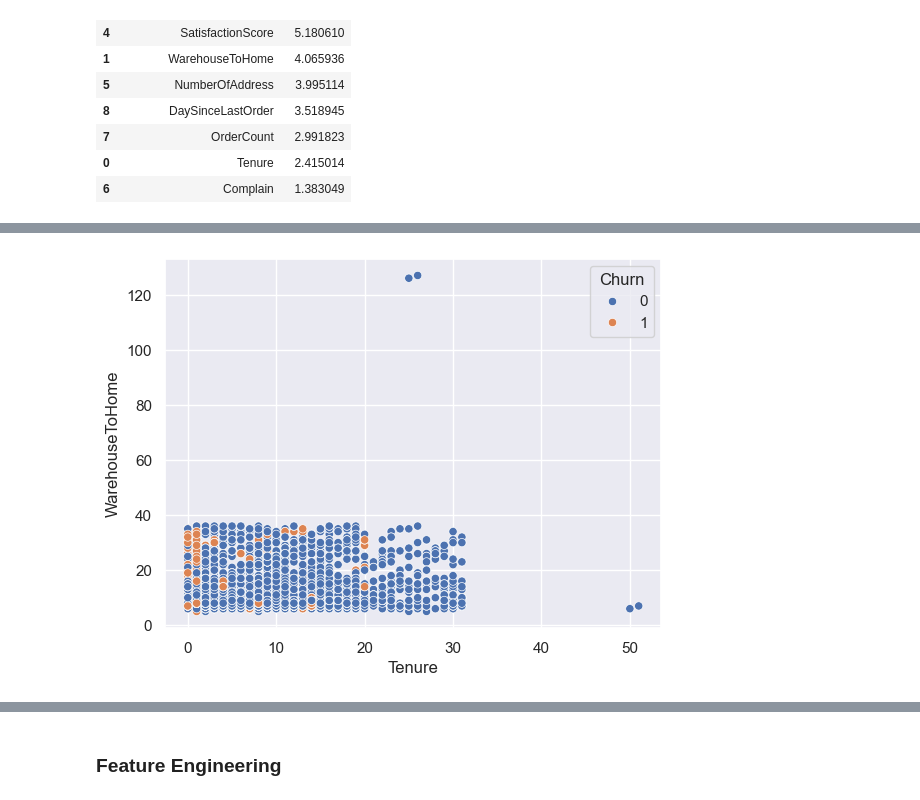
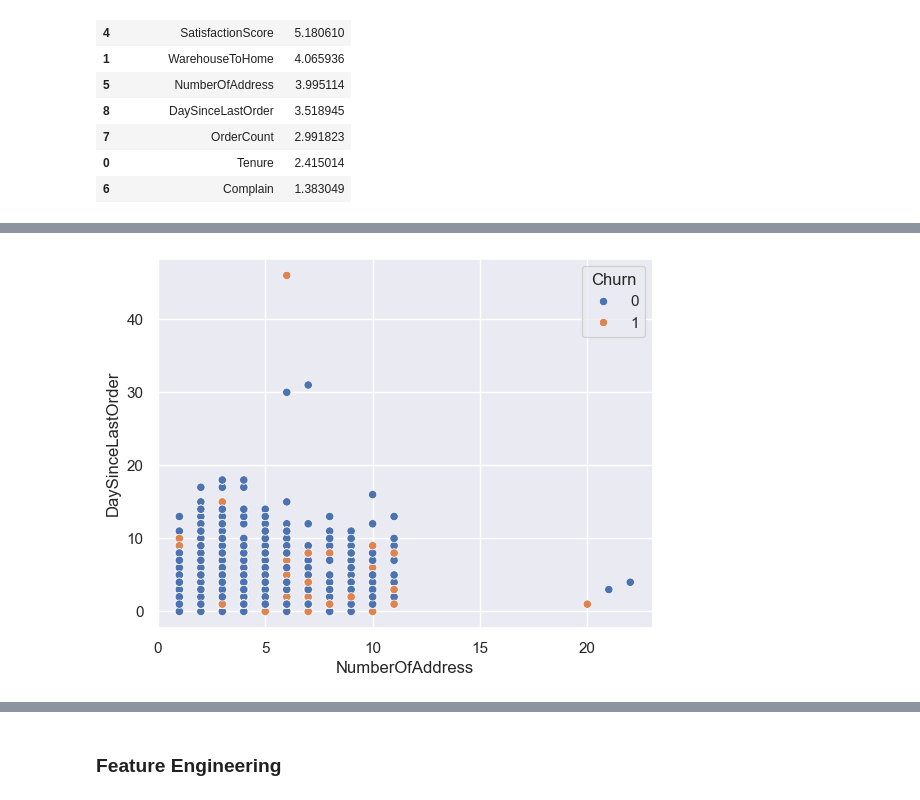
Before and after one commit to ethanhopkins101/DataScience-Projects, a Jupyter notebook: freelancing/e_commerce_customerchurn/ecom_customer_churn.ipynb, the cells around one changed output, grey strips where cells are left out. Saved outputs shown, nothing was run; the diff lists cells and outputs as text; code cells hidden in the pictures.

```diff
--- a/freelancing/e_commerce_customerchurn/ecom_customer_churn.ipynb
+++ b/freelancing/e_commerce_customerchurn/ecom_customer_churn.ipynb
@@ -369,7 +382,7 @@ df_clean1.describe().round(2)
 # suspecious: NumberOfAddress,OrderCount,DaySinceLastOrder,Tenure,WarehouseToHome
 # %%
 plt.figure()
-sns.scatterplot(data= df_clean1, x='Tenure', y= 'WarehouseToHome', hue='Churn')
+sns.scatterplot(data= df_clean1, x='NumberOfAddress', y= 'DaySinceLastOrder', hue='Churn')
 plt.show()
 # %% [output]
-[figure, old version]
+[figure, new version]
```
Also changed, not shown: parts of 17 cells of this notebook.
